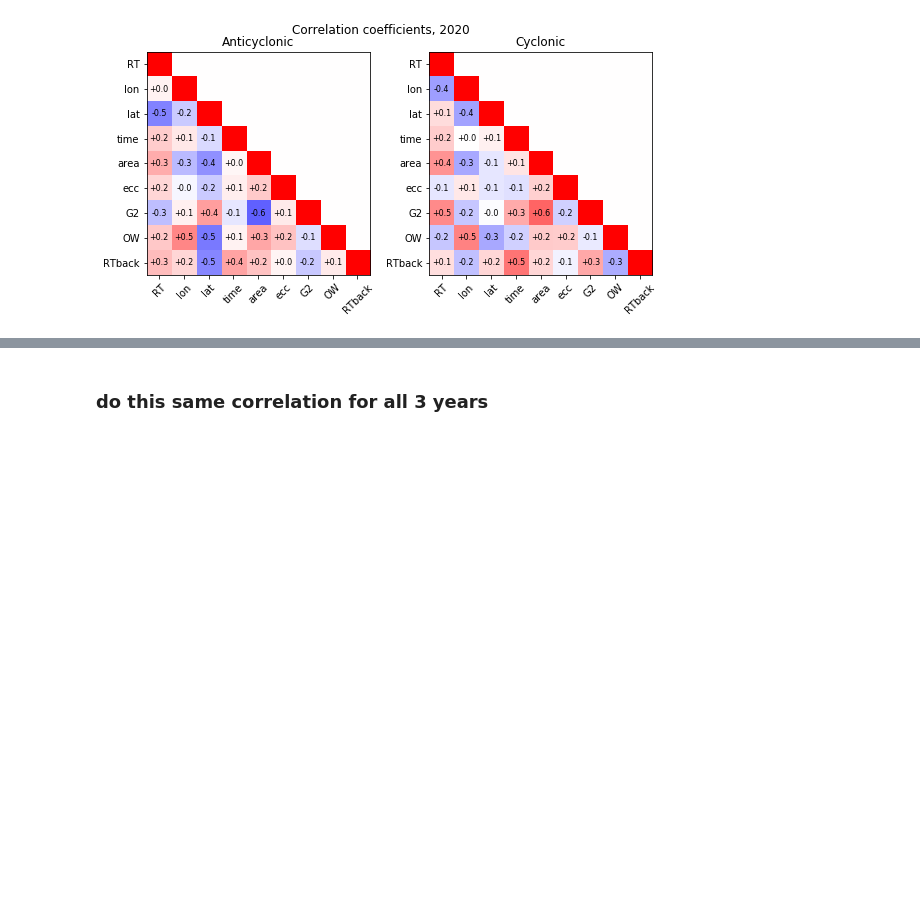
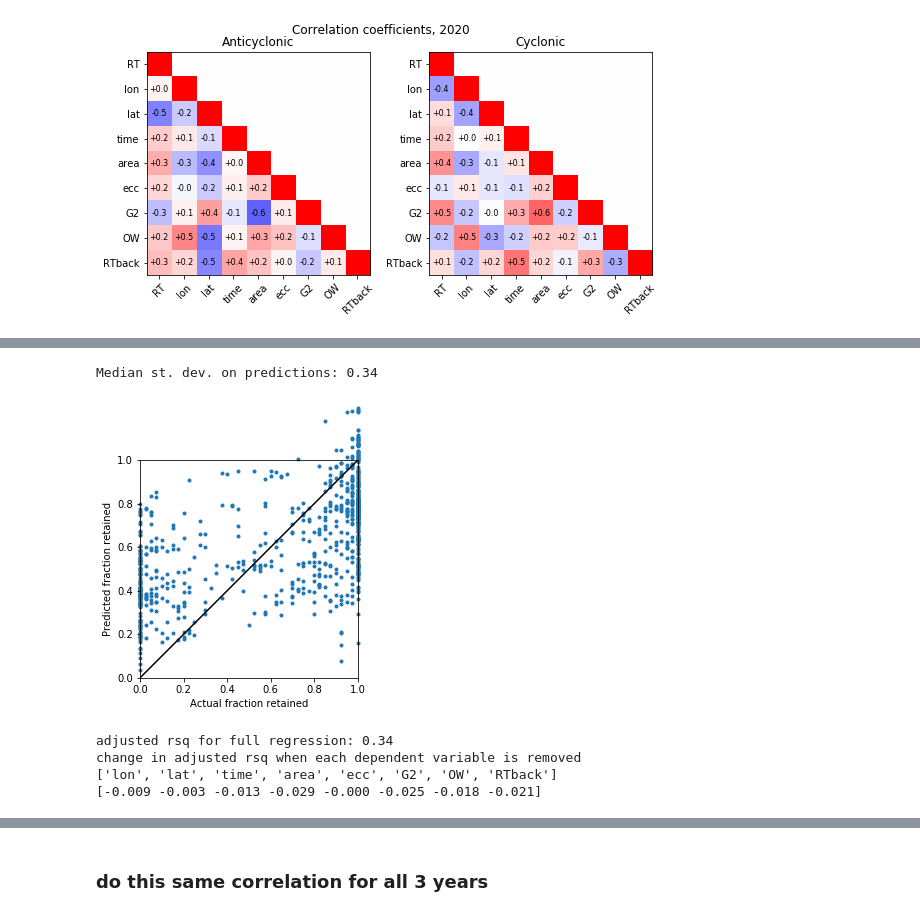
Before and after one commit to zacharykerickson/EXPORTS_analyses, a Jupyter notebook: NAtlantic_eddytracking.ipynb, the cells around one changed output, grey strips where cells are left out. Drawn from its saved outputs; the diff is of its cells as text; code cells hidden in the pictures; blank space fills up the shorter version.

```diff
--- a/NAtlantic_eddytracking.ipynb
+++ b/NAtlantic_eddytracking.ipynb
@@ -79,0 +160,10 @@ plt.suptitle('Correlation coefficients, 2020',va='bottom');
+# %%
+X = C_all[1::].T
+print('Independent variables:',names[1::])
+X_const = sm.add_constant(X)
+y = C_all[0]
+print('Dependent variable:',names[0])
+model = sm.OLS(y, X_const).fit()
+predictions = model.predict(X_const)
+stuncert = wls_prediction_std(model)[0]
+model.summary()
@@ -79,0 +201,24 @@ plt.suptitle('Correlation coefficients, 2020',va='bottom');
+# %%
+plt.scatter(y,predictions,marker='.',clip_on=False)
+#plt.errorbar(y,predictions,marker='.',clip_on=False,yerr=stuncert,ls='none')
+plt.xlabel('Actual fraction retained')
+plt.ylabel('Predicted fraction retained')
+plt.gca().set_aspect(1)
+plt.plot([0,1],[0,1],c='k')
+plt.xlim([0,1]); plt.ylim([0,1]);
+print('Median st. dev. on predictions: %.2f'%np.median(stuncert))
+# %% [output]
+Median st. dev. on predictions: 0.34
+[figure, added]
+# %%
+print('adjusted rsq for full regression: %.2f'%model.rsquared_adj)
+print('change in adjusted rsq when each dependent variable is removed')
+print(names[1::])
+adj_rsq_removing_vars = np.array([sm.OLS(y,sm.add_constant(np.delete(X,i,axis=1))).fit().rsquared_adj for i in range(len(X.T))])
+with np.printoptions(precision=3, suppress=True, sign='+', floatmode='fixed'):
+    print(adj_rsq_removing_vars-model.rsquared_adj)
+# %% [output]
+adjusted rsq for full regression: 0.34
+change in adjusted rsq when each dependent variable is removed
+['lon', 'lat', 'time', 'area', 'ecc', 'G2', 'OW', 'RTback']
+[-0.009 -0.003 -0.013 -0.029 -0.000 -0.025 -0.018 -0.021]
```
Also changed, not shown: parts of 11 cells of this notebook.
